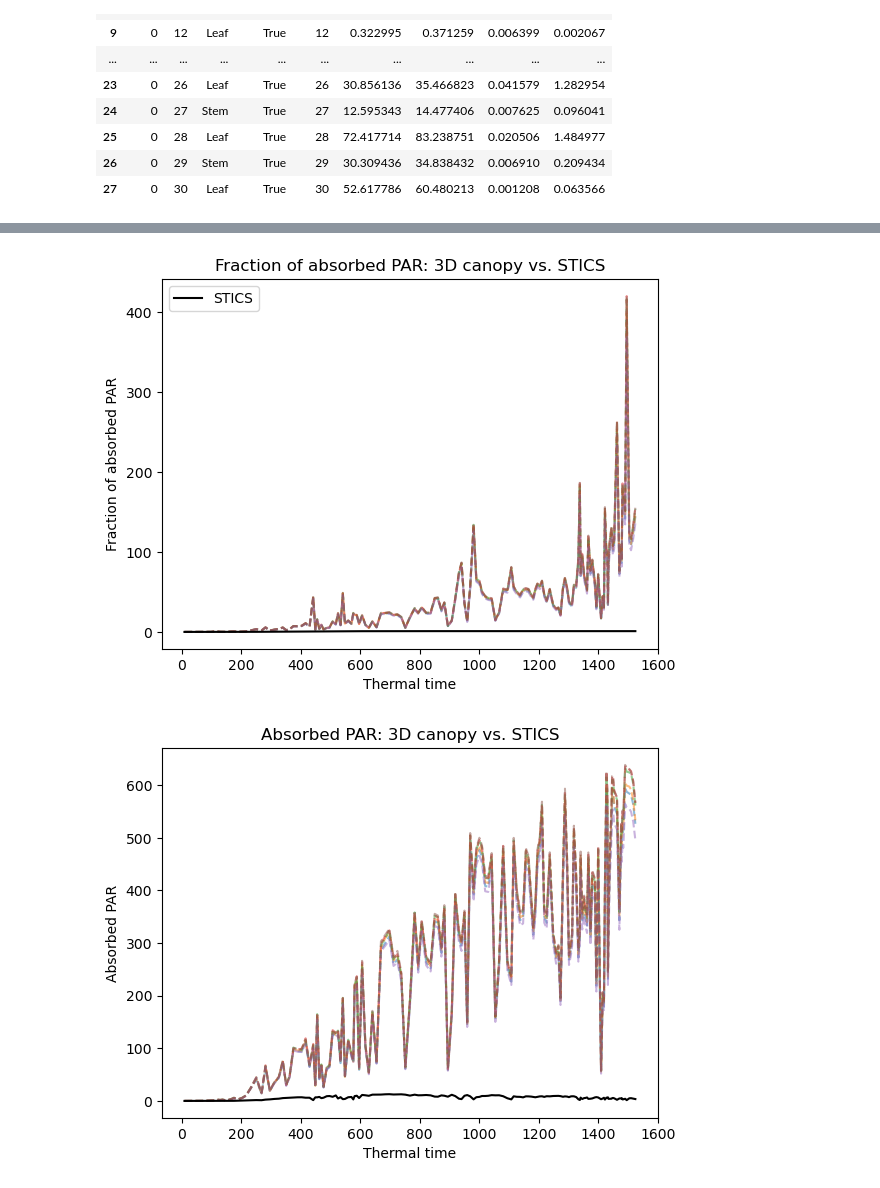
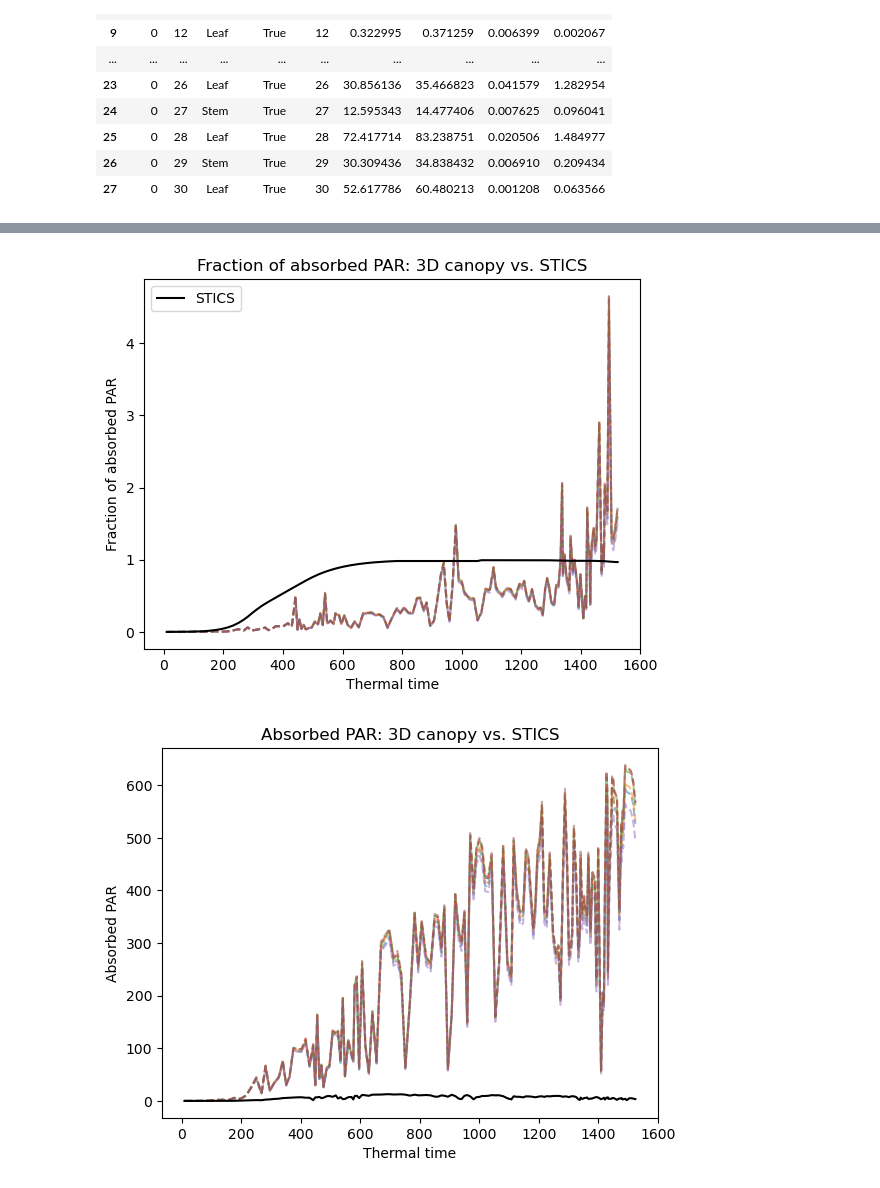
Before and after one commit to orianebro/ArchiCrop, a Jupyter notebook: tutorials/light_inter_all_simul.ipynb, the cells around one changed output, grey strips where cells are left out. Drawn from its saved outputs; the diff is of its cells as text; code cells hidden in the pictures.

```diff
--- a/tutorials/light_inter_all_simul.ipynb
+++ b/tutorials/light_inter_all_simul.ipynb
@@ -185,5 +191,5 @@ plt.show()
 # %%
 # fitting_sim['mtg'][-1][85].properties()
 # %%
-scene, _ = build_scene(fitting_sim['mtg'][1][60])
-PlantGL(scene)
+# scene, _ = build_scene(fitting_sim['mtg'][1][60])
+# PlantGL(scene)
@@ -192,8 +196,8 @@ Plot(antialias=3, axes=['x', 'y', 'z'], axes_helper=1.0, axes_helper_colors=[167
 # %%
-morpho = {
-    i : [p['nb_phy'],p['rmax']]
-    for i,p in enumerate(fitting_sim['params'])
-}
+# morpho = {
+#     i : [p['nb_phy'],p['rmax']]
+#     for i,p in enumerate(fitting_sim['params'])
+# }
 
 # print(morpho)
 # print([p['nb_phy'] for p in fitting_sim['params']])
@@ -207,17 +214,17 @@ from openalea.astk.sky_sources import sky_sources, caribu_light_sources
 from openalea.archicrop.ltfs import illuminate, mean_leaf_irradiance
 from alinea.caribu.data_samples import data_path
 
-par_inc = [value["Incident PAR"] for value in daily_dynamics.values()]
+par_incident = par_inc = [value["Incident PAR"] for value in daily_dynamics.values()]
 
 fn = 'climaisj.meteo'
-def meteo_day():
+def meteo_day(dates):
     names=['station', 'year', 'month', 'day', 'julian', 'min_temp', 'max_temp', 'rad', 'Penman PET', 'rainfall', 'wind', 'pressure', 'CO2']
     df = pd.read_csv(fn,  header=None, sep='\s+', names=names)
     df["daydate"] = pd.to_datetime(df[["year", "month", "day"]])
     return df
 
 def year_to_season():
-
+    pass
 
 df = meteo_day()
 location ={
@@ -243,13 +250,13 @@ scenes = []
 
 start_time = t.time()
 
-for mtgs in fitting_sim['mtg']:
+for mtgs in fitting_sim['mtg'][:1]:
     scenes_tmp = []
     aggs_tmp = []
     count = 0
     print(len(mtgs))
     # for mtg, par in zip(mtgs[-2:-1], par_inc[-2:-1]):
-    for mtg,row in zip(mtgs,df.itertuples()):
+    for mtg,row in zip(mtgs,df.itertuples()): # reduire df --> request
         # count += 1
         # if count%5==0:
         irr = sky_irradiance(daydate=row.daydate, day_ghi=row.rad, **location)
@@ -258,7 +265,7 @@ for mtgs in fitting_sim['mtg']:
         # lights = [(par,(0,0,-1))]
 
         scene, labels = build_scene(mtg, (0,0,0), leaf_material=Material(nice_green), stem_material=Material(nice_green), senescence=False)
-        cs, raw, agg = illuminate(scene, light=lights, labels=labels, domain=domain)
+        cs, raw, agg = illuminate(scene, light=lights, labels=labels, domain=domain) # --> cf PARaggregators in caribu scene node
         aggs_tmp.append(agg)
         scenes_tmp.append(cs.plot(raw, display=False)[0])
         # print((t.time() - start_time)/60)
@@ -371,31 +403,31 @@ par_inc
 # %%
 curves = nrj_per_plant
 # curves_array = np.array(curves)
 
 # # Calculate the envelope: min and max values for each time point
 # min_values = curves_array.min(axis=0)
 # max_values = curves_array.max(axis=0)
 
 # Plotting the envelope along with individual curves for context
 time_points = thermal_time
 for curve in curves:
-    plt.plot(time_points, [i*sowing_density/0.0864/par for i,par in zip(curve, par_inc)], alpha=0.5, linestyle='--')  # Plot each curve (optional for visualization)
+    plt.plot(time_points, [i/sowing_density/0.0864/par for i,par in zip(curve, par_inc)], alpha=0.5, linestyle='--')  # Plot each curve (optional for visualization)
     # plt.plot([t for c,t in enumerate(time_points) if c%5==0 and c!=0], [i/par for i,par in zip(curve, [r for c,r in enumerate(par_inc) if c%5==0 and c!=0])], color='orange', label="ArchiCrop x Caribu")
 
 # plt.fill_between(time_points, min_values, max_values, color="skyblue", alpha=0.4)
 # plt.plot(time_points, min_values, color="blue", linestyle="--", label="Min 3D")
 # plt.plot(time_points, max_values, color="red", linestyle="--", label="Max 3D")
 plt.plot(time_points, par_stics, color="black", label="STICS")
 # plt.scatter(time_points, LA_stics)
 
 # Labels and legend
-plt.xlabel("Thermal time")
+plt.xlabel("Thermal time") # ----> also date !!!!!!!!!!!!!!!!
 plt.ylabel("Fraction of absorbed PAR")
 plt.title("Fraction of absorbed PAR: 3D canopy vs. STICS")
 plt.legend()
 plt.show()
 # %% [output]
-[figure, old version]
+[figure, new version]
 # %%
 for curve in curves:
     plt.plot(time_points, [i*sowing_density/0.0864 for i,par in zip(curve, par_inc)], alpha=0.5, linestyle='--')  # Plot each curve (optional for visualization)
```
Also changed, not shown: parts of 12 cells of this notebook, 42 other files.
